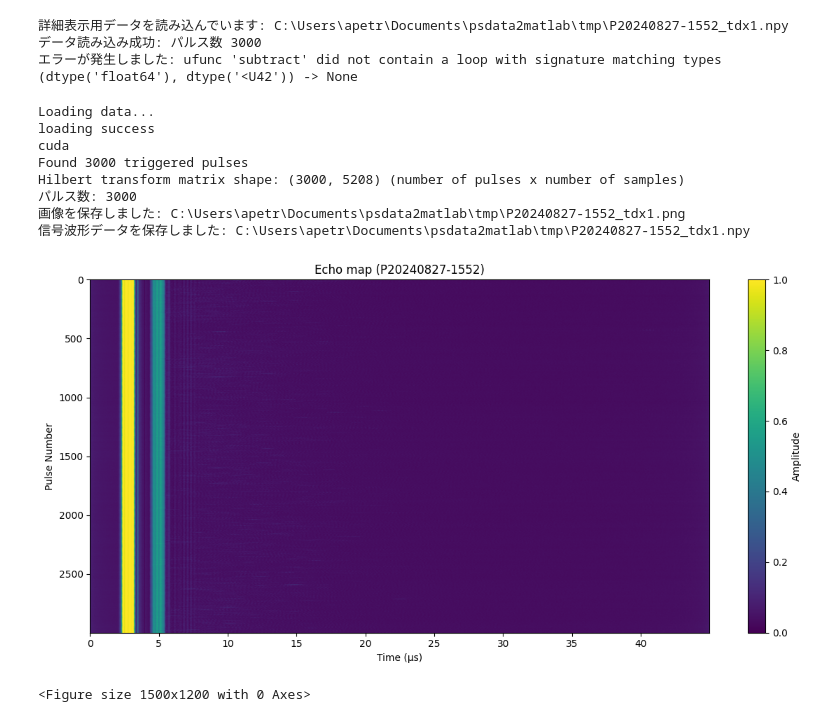
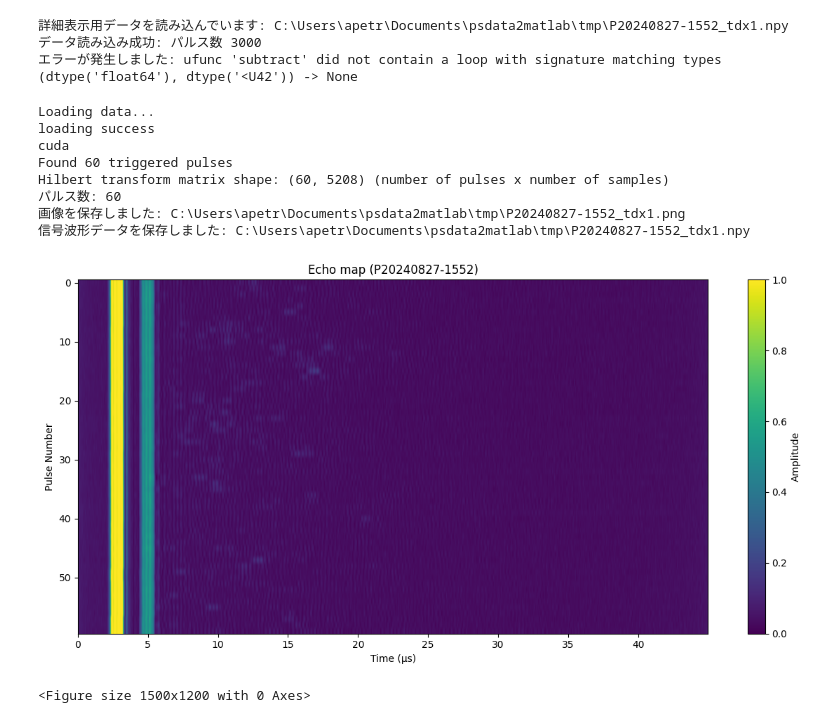
Before and after one commit to yymgc2003/psdata2matlab, a Jupyter notebook: sandbox.ipynb, the cells around one changed output. Drawn from its saved outputs; the diff is of its cells as text; code cells hidden in the pictures.

```diff
--- a/sandbox.ipynb
+++ b/sandbox.ipynb
@@ -197,25 +197,25 @@ generate_detailed_image_from_npy(npy_file, output_dir)
 # %%
 from src import generate_echomap
 
 file_path = "Z:\database\signal_mat\P20240827-1552.mat"
 save_dir = "C:\\Users\\apetr\\Documents\\psdata2matlab\\tmp"
 triggered_pulses, adjusted_time_us, mean_pulse, std_pulse = generate_echomap(
     file_path,
     start_time=2,
-    duration=0.1,
+    duration=0.02,
     window_width=100e-6,
     amplitude_threshold=2.0,
     output_dir=save_dir)
 # %% [output]
 Loading data...
 loading success
 cuda
-Found 3000 triggered pulses
-Hilbert transform matrix shape: (3000, 5208) (number of pulses x number of samples)
-パルス数: 3000
+Found 60 triggered pulses
+Hilbert transform matrix shape: (60, 5208) (number of pulses x number of samples)
+パルス数: 60
 画像を保存しました: C:\Users\apetr\Documents\psdata2matlab\tmp\P20240827-1552_tdx1.png
 信号波形データを保存しました: C:\Users\apetr\Documents\psdata2matlab\tmp\P20240827-1552_tdx1.npy
-[figure, old version]
+[figure, new version]
 <Figure size 1500x1200 with 0 Axes>
 # %%
 from src import generate_image_from_npy,generate_detailed_image_from_npy
```
Also changed, not shown: parts of 5 cells of this notebook, 5 other files.
